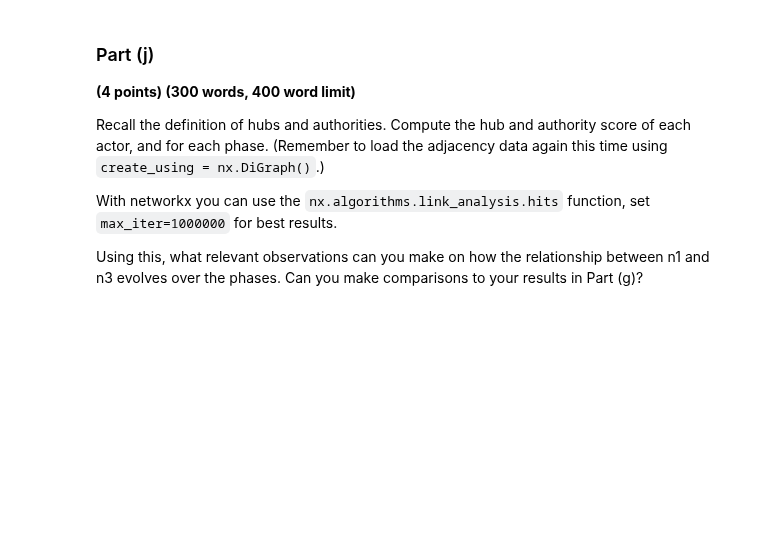
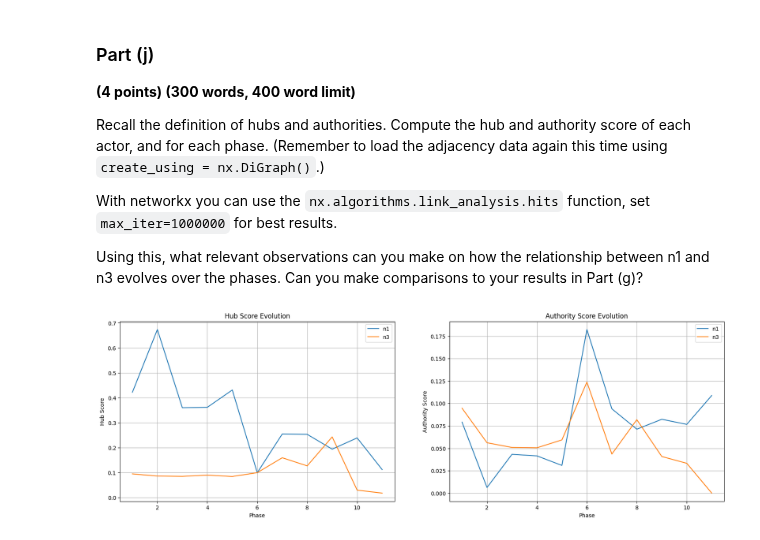
Before and after one commit to eddysanoli-galileo/Data-Analysis-Statistical-Modeling-and-Computation-in-Applications, a Jupyter notebook: Module 3 - Network Analysis/Project/Problem 2.ipynb, the cells around one changed output. Saved outputs shown, nothing was run; the diff lists cells and outputs as text; code cells hidden in the pictures; blank space fills up the shorter version.

```diff
--- a/Module 3 - Network Analysis/Project/Problem 2.ipynb
+++ b/Module 3 - Network Analysis/Project/Problem 2.ipynb
@@ -720,0 +1041,44 @@ Using this, what relevant observations can you make on how the relationship betw
+# %%
+# ============ HUBS AND AUTHORITIES ============ #
+
+# Compute the hub and authority scores for each node and for each phase
+hub_and_authority_scores = {
+    i: nx.algorithms.link_analysis.hits(DG[i], max_iter=1000000) for i in phases
+}
+
+# Get the hub and authority scores for each phase in different dictionaries
+hub_scores = {
+    i: hub_and_authority_scores[i][0] for i in phases
+}
+authority_scores = {
+    i: hub_and_authority_scores[i][1] for i in phases
+}
+
+# Get an array of all the phase numbers
+phase_range = np.arange(1, 12)
+
+# Generate a figure with 1 row and 2 columns
+fig, (ax1, ax2) = plt.subplots(1, 2, figsize=(20, 6))
+
+# Plot the evolution of the hub scores for nodes "n1" and "n3"
+ax1.plot(phase_range, [hub_scores[i]["n1"] for i in phases], label="n1")
+ax1.plot(phase_range, [hub_scores[i]["n3"] for i in phases], label="n3")
+ax1.set_title("Hub Score Evolution")
+ax1.set_xlabel("Phase")
+ax1.set_ylabel("Hub Score")
+ax1.legend()
+ax1.grid()
+
+# Plot the evolution of the authority scores for nodes "n1" and "n3"
+ax2.plot(phase_range, [authority_scores[i]["n1"] for i in phases], label="n1")
+ax2.plot(phase_range, [authority_scores[i]["n3"] for i in phases], label="n3")
+ax2.set_title("Authority Score Evolution")
+ax2.set_xlabel("Phase")
+ax2.set_ylabel("Authority Score")
+ax2.legend()
+ax2.grid()
+
+# Show the plot
+plt.show()
+# %% [output]
+[figure, added]
```
Also changed, not shown: parts of 10 cells of this notebook, 8 other files.
